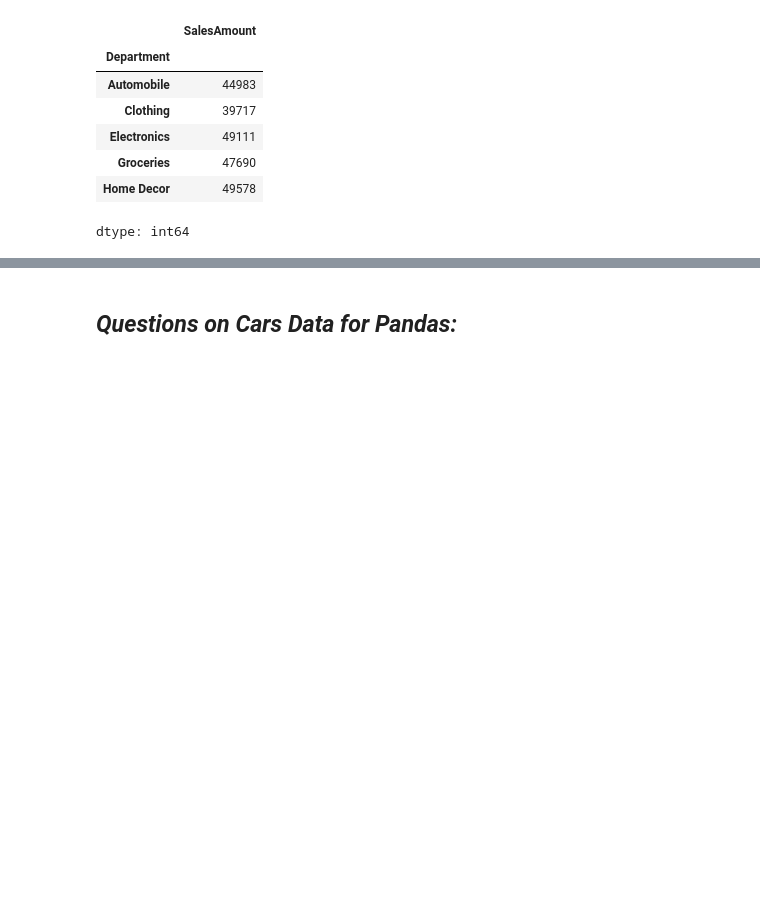
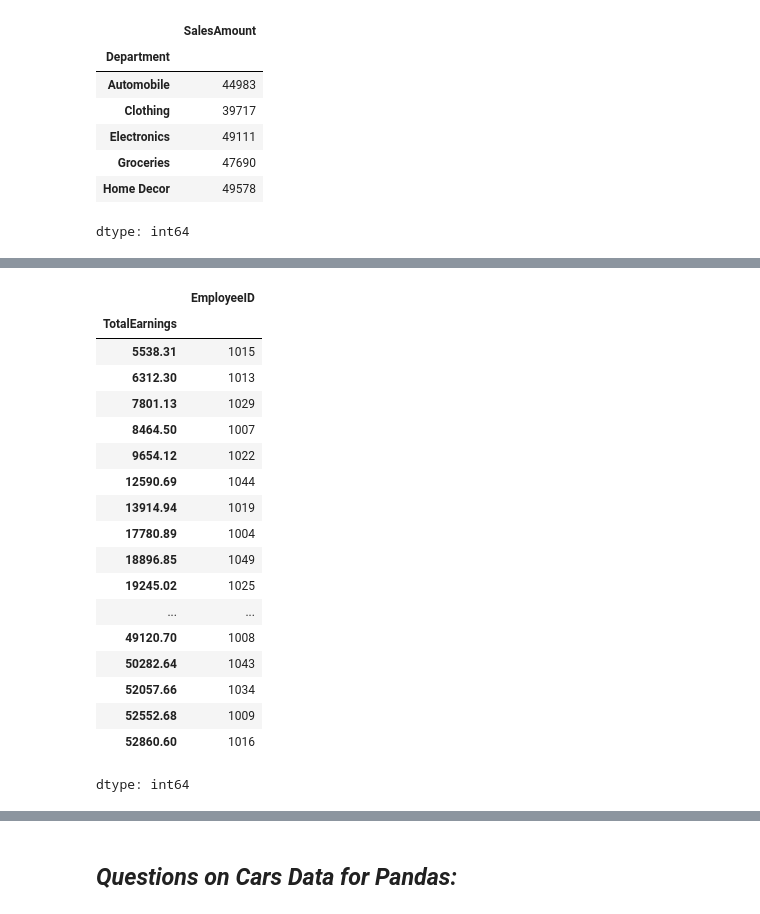
Before and after one commit to vaishnaviPatil1111/Python, a Jupyter notebook: Python_Pandas.ipynb, the cells around one changed output, grey strips where cells are left out. Cells and saved outputs as stored; diff of their text form; code cells hidden in the pictures; blank space fills up the shorter version.

```diff
--- a/Python_Pandas.ipynb
+++ b/Python_Pandas.ipynb
@@ -413,4 +423,26 @@ dtype: int64
 # %%
 #25.	Find the employee with the highest total earnings.
+df.head()
+df.groupby('TotalEarnings')['EmployeeID'].max()
+# %% [output]
+|  | EmployeeID |
+| TotalEarnings |  |
+| 5538.31 | 1015 |
+| 6312.30 | 1013 |
+| 7801.13 | 1029 |
+| 8464.50 | 1007 |
+| 9654.12 | 1022 |
+| 12590.69 | 1044 |
+| 13914.94 | 1019 |
+| 17780.89 | 1004 |
+| 18896.85 | 1049 |
+| 19245.02 | 1025 |
+| ... | ... |
+| 49120.70 | 1008 |
+| 50282.64 | 1043 |
+| 52057.66 | 1034 |
+| 52552.68 | 1009 |
+| 52860.60 | 1016 |
+dtype: int64
 # %%
 #26.	Count the number of employees who achieved and did not achieve their target.
```
Also changed, not shown: parts of 6 cells of this notebook.
